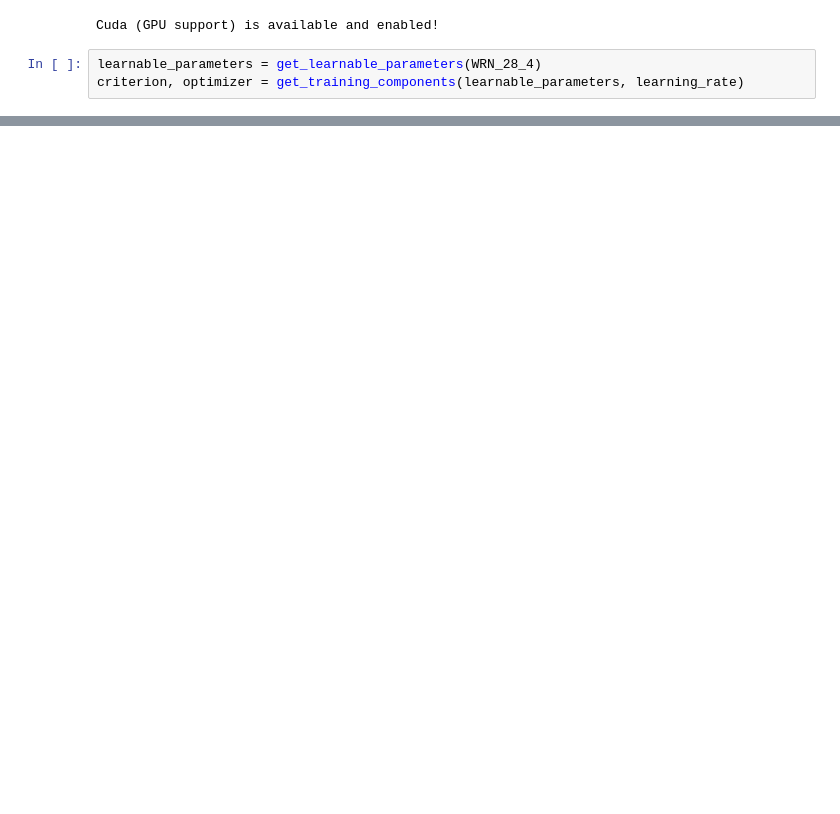
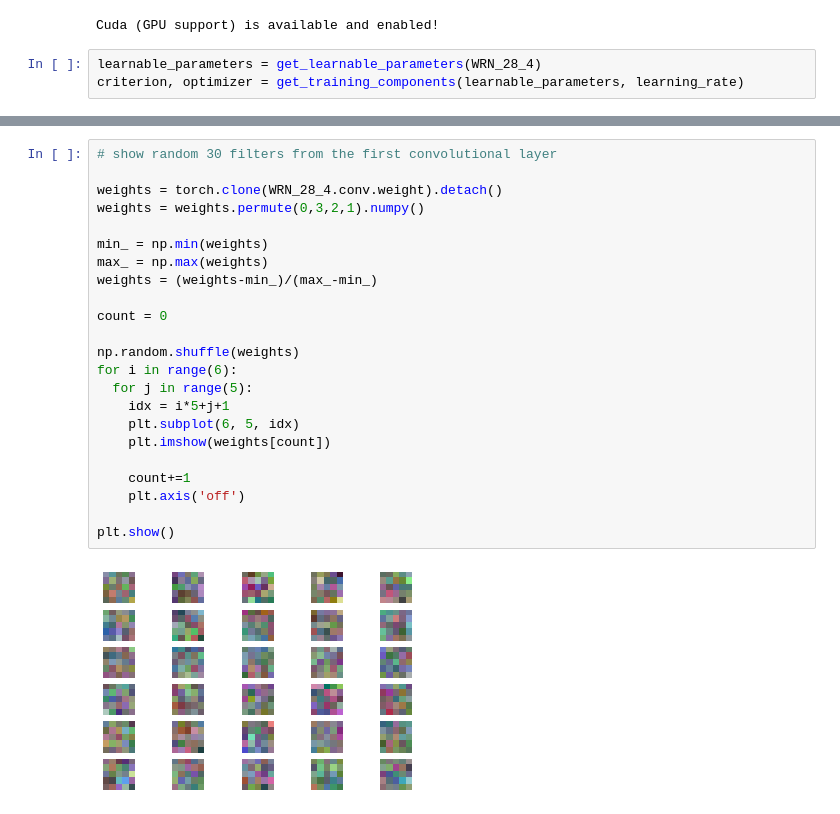
Before and after one commit to sinankalkan/CENG501-Spring2021, a Jupyter notebook: project_BilginGungor/figure3.ipynb, the cells around one changed output, grey strips where cells are left out. Drawn from its saved outputs; the diff is of its cells as text; blank space fills up the shorter version.

```diff
--- a/project_BilginGungor/figure3.ipynb
+++ b/project_BilginGungor/figure3.ipynb
@@ -344,0 +397,25 @@ with open('LossHist.npy', 'wb') as f:
+# %%
+# show random 30 filters from the first convolutional layer
+
+weights = torch.clone(WRN_28_4.conv.weight).detach()
+weights = weights.permute(0,3,2,1).numpy()
+
+min_ = np.min(weights)
+max_ = np.max(weights)
+weights = (weights-min_)/(max_-min_)
+
+count = 0
+
+np.random.shuffle(weights)
+for i in range(6):
+  for j in range(5):
+    idx = i*5+j+1
+    plt.subplot(6, 5, idx)
+    plt.imshow(weights[count])
+
+    count+=1
+    plt.axis('off')
+
+plt.show()
+# %% [output]
+[figure, added]
```
Also changed, not shown: parts of 11 cells of this notebook, 1 other file.
